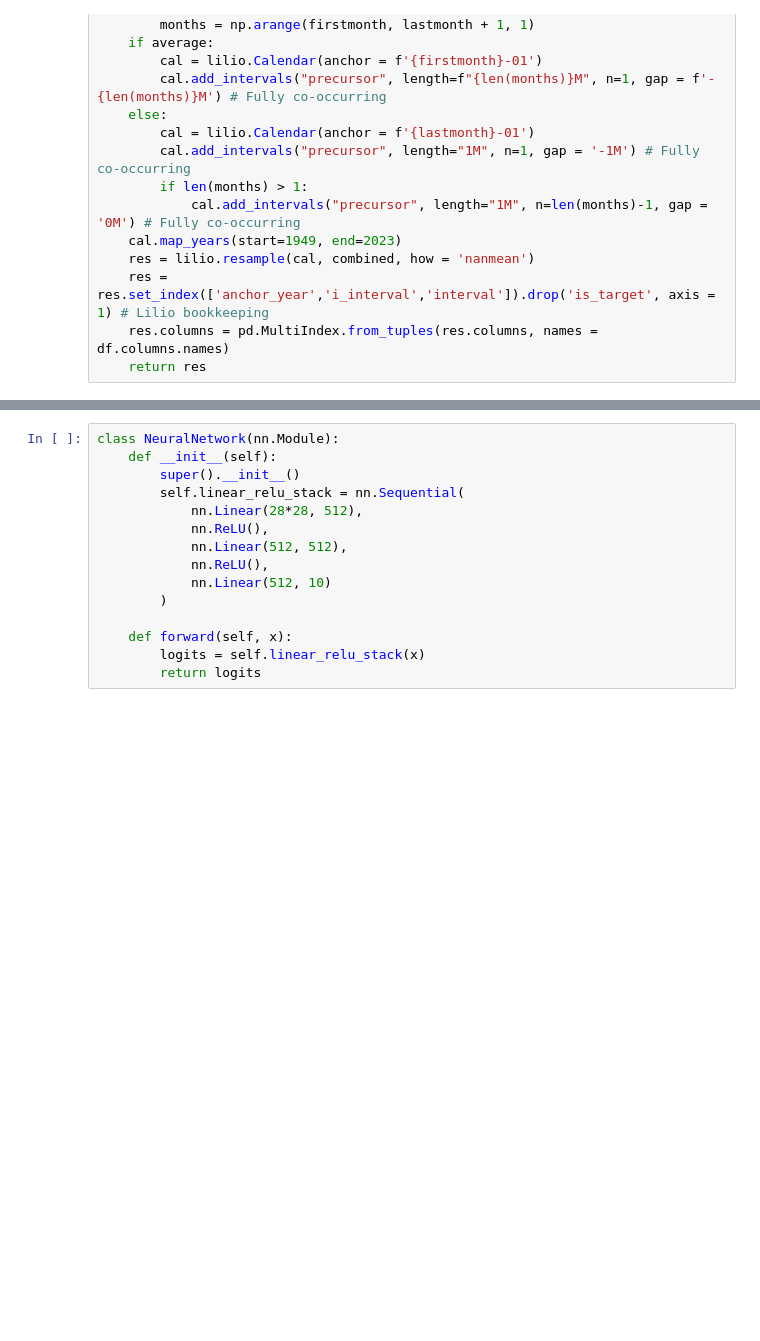
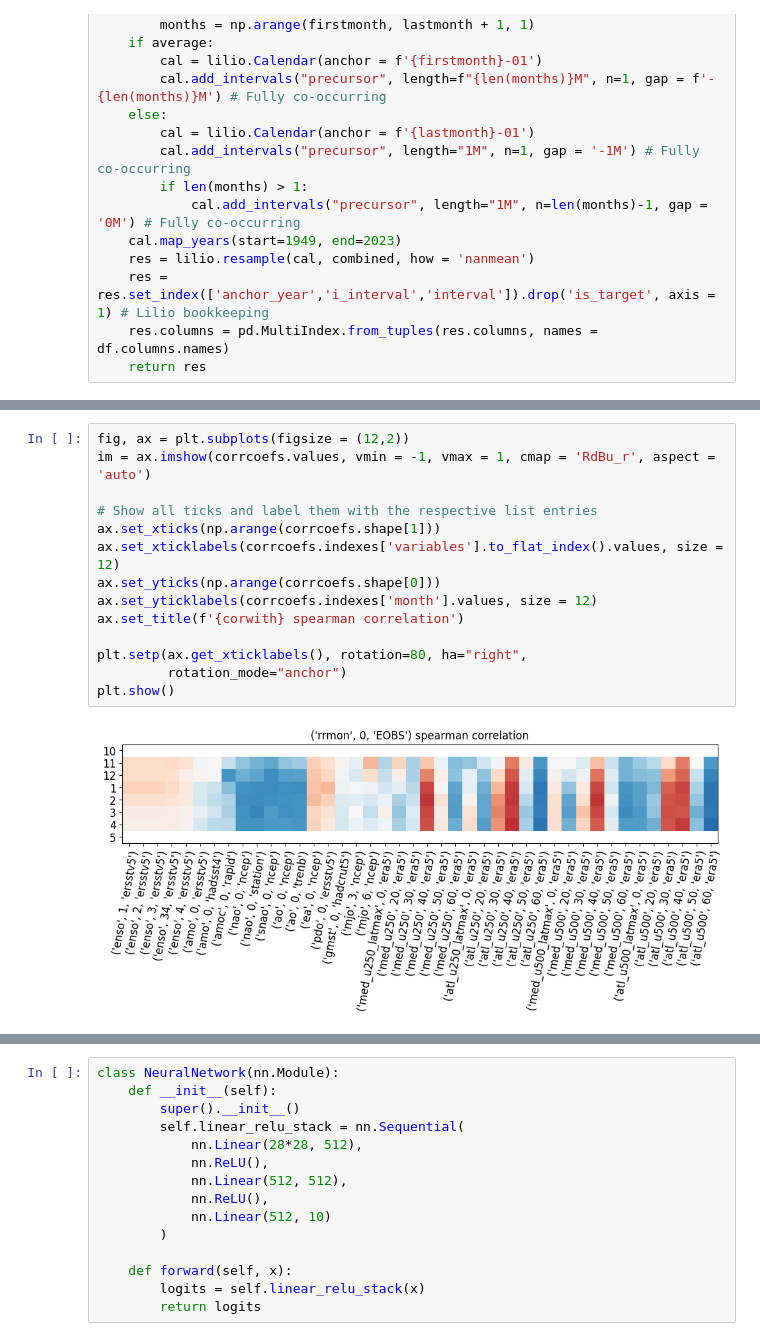
Before and after one commit to chiemvs/Medley, a Jupyter notebook: notebooks/Temporal_exploration.ipynb, the cells around one changed output, grey strips where cells are left out. Cells and saved outputs as stored; diff of their text form; blank space fills up the shorter version.

```diff
--- a/notebooks/Temporal_exploration.ipynb
+++ b/notebooks/Temporal_exploration.ipynb
@@ -198,0 +161,16 @@ for month in months:
+# %%
+fig, ax = plt.subplots(figsize = (12,2))
+im = ax.imshow(corrcoefs.values, vmin = -1, vmax = 1, cmap = 'RdBu_r', aspect = 'auto')
+
+# Show all ticks and label them with the respective list entries
+ax.set_xticks(np.arange(corrcoefs.shape[1]))
+ax.set_xticklabels(corrcoefs.indexes['variables'].to_flat_index().values, size = 12)
+ax.set_yticks(np.arange(corrcoefs.shape[0]))
+ax.set_yticklabels(corrcoefs.indexes['month'].values, size = 12)
+ax.set_title(f'{corwith} spearman correlation')
+
+plt.setp(ax.get_xticklabels(), rotation=80, ha="right",
+         rotation_mode="anchor")
+plt.show()
+# %% [output]
+[figure, added]
```
Also changed, not shown: parts of 14 cells of this notebook, 2 other files.
